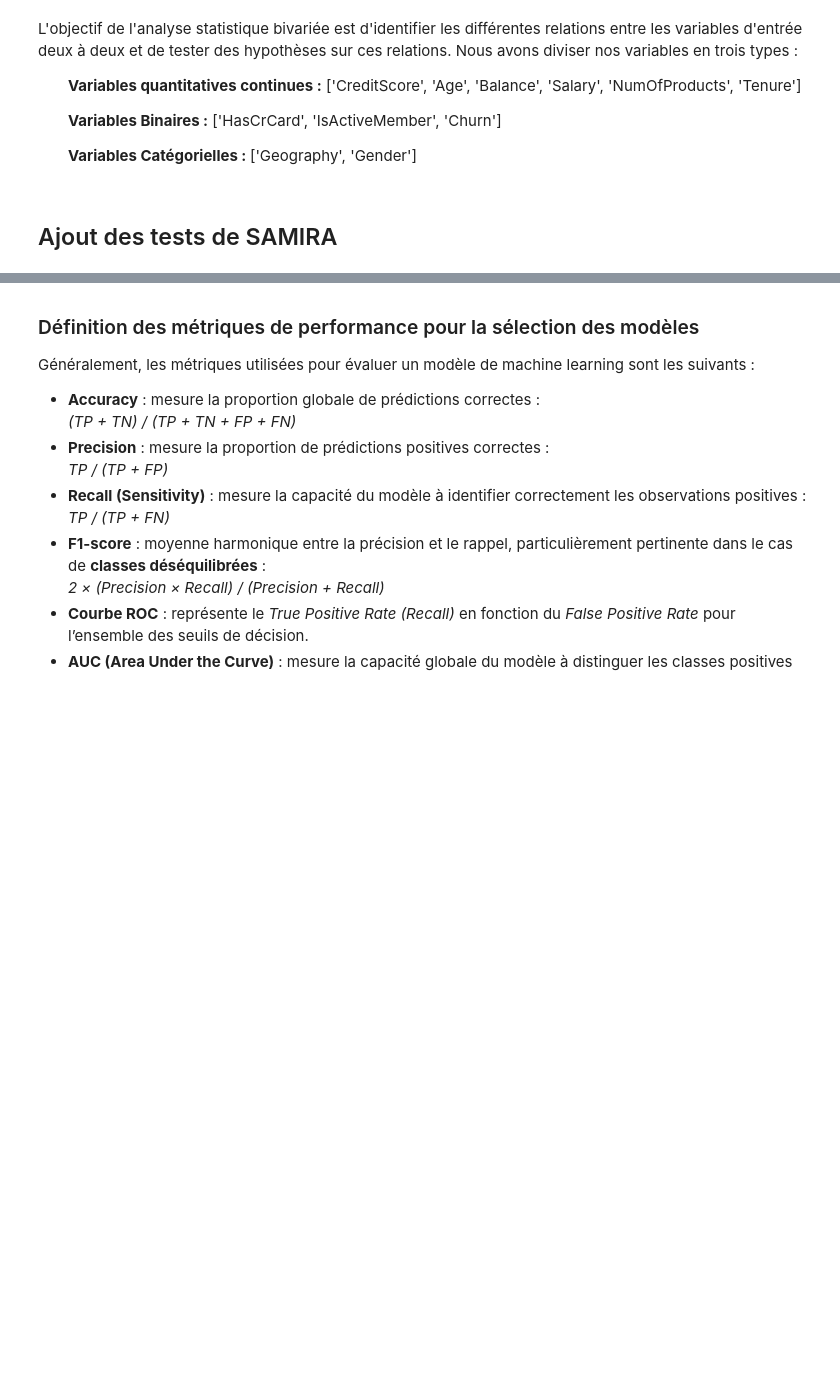
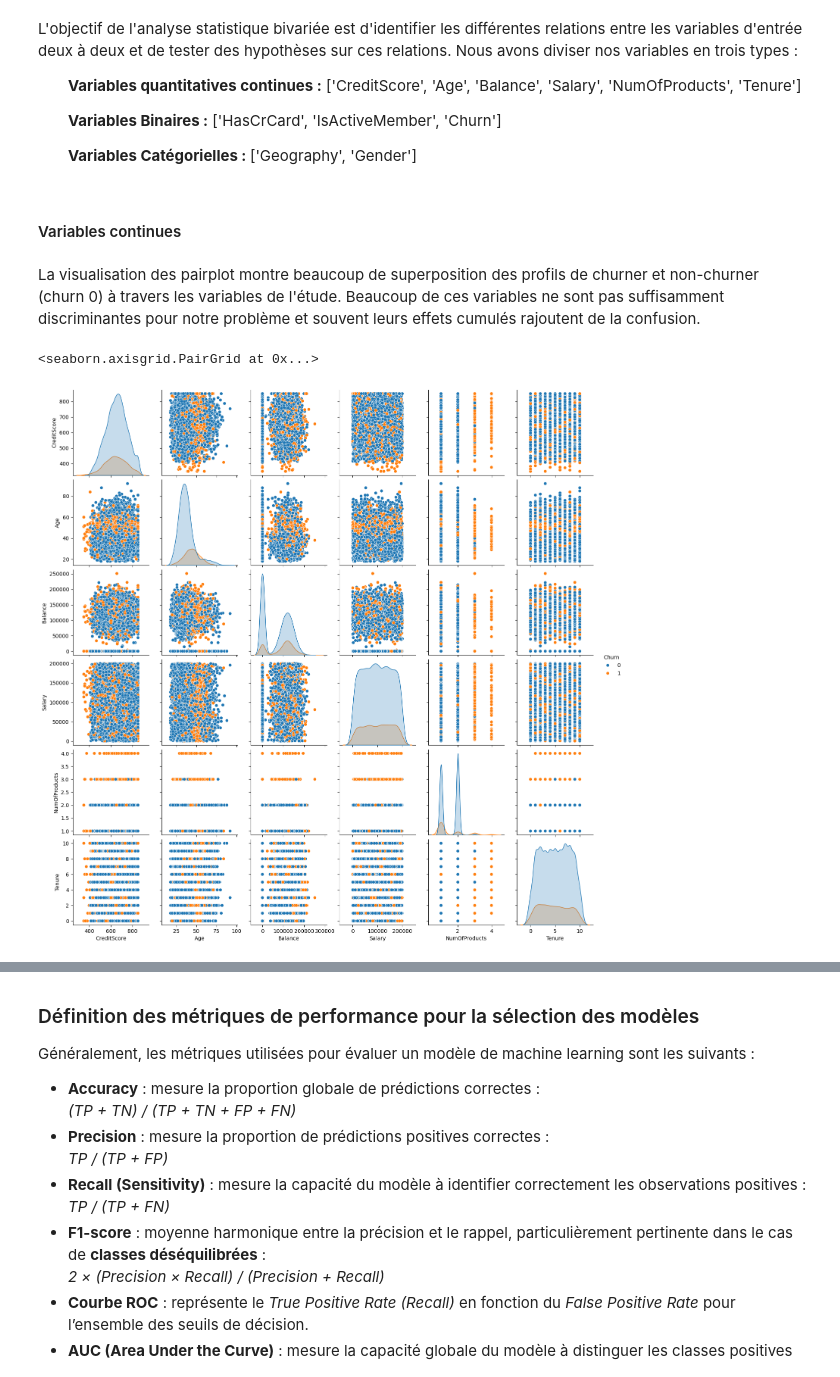
Before and after one commit to Design3Website/MachineLearning_PredictingChurnRate, a Jupyter notebook: MLproject.ipynb, the cells around one changed output, grey strips where cells are left out. Drawn from its saved outputs; the diff is of its cells as text; code cells hidden in the pictures; blank space fills up the shorter version.

```diff
--- a/MLproject.ipynb
+++ b/MLproject.ipynb
@@ -527,5 +527,18 @@ Quantitative variables: ['CreditScore', 'Age', 'Balance', 'Salary', 'NumOfProduc
 
   </p>
 </div>
-# %% [markdown]
-## Ajout des tests de SAMIRA
+# %% [markdown]
+#### Variables continues
+# %% [markdown]
+La visualisation des pairplot montre beaucoup de superposition des profils de churner et non-churner (churn 0) à travers les variables de l'étude. Beaucoup de ces variables ne sont pas suffisamment discriminantes pour notre problème et souvent leurs effets cumulés rajoutent de la confusion.
+# %%
+#Numeric vs numeric
+df_numeric = df[quanti_columns]
+df_numeric['Churn'] = df ['Churn']
+df_numeric.head()
+
+# Paiplot Matrix
+sns.pairplot(df_numeric, hue = 'Churn' ,vars = quanti_columns)
+# %% [output]
+<seaborn.axisgrid.PairGrid at 0x...>
+[figure, added]
```
Also changed, not shown: parts of 34 cells of this notebook.
